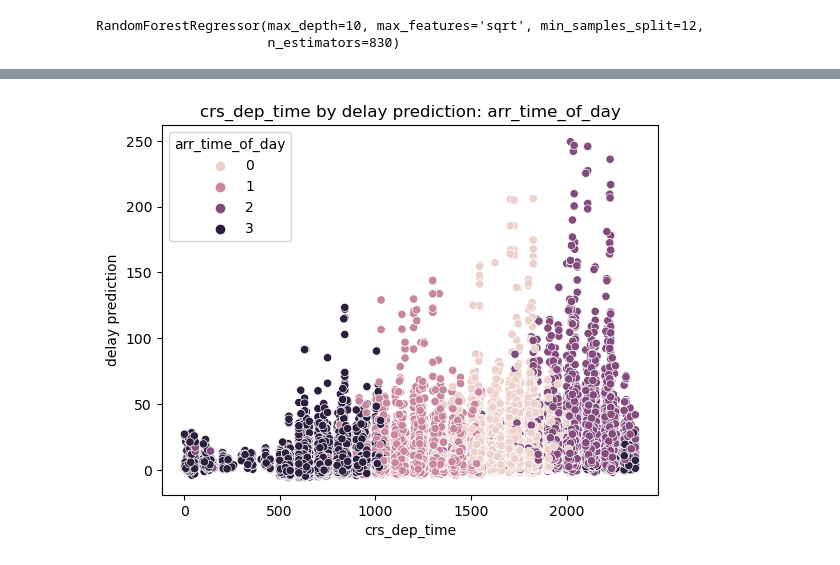
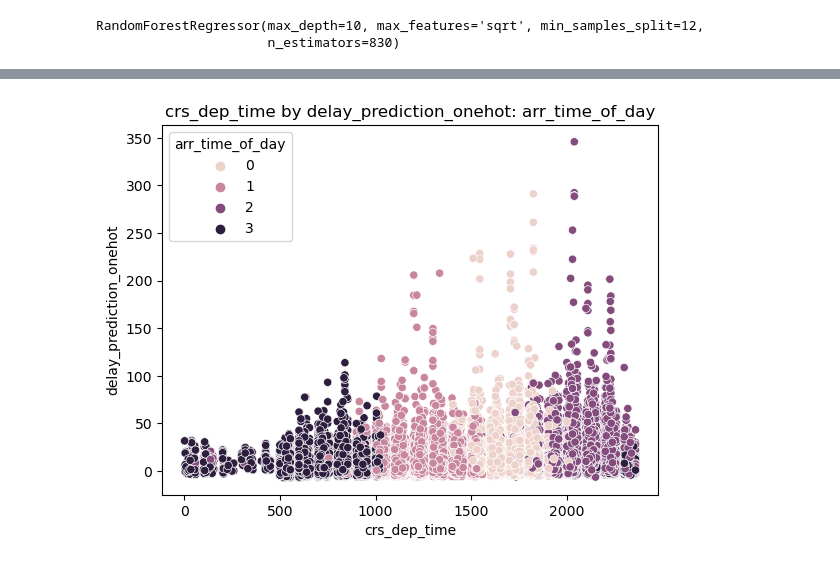
Before and after one commit to BRCanada/Flight-Delay-Prediction, a Jupyter notebook: Models/Model_4.ipynb, the cells around one changed output, grey strips where cells are left out. Drawn from its saved outputs; the diff is of its cells as text; code cells hidden in the pictures.

```diff
--- a/Models/Model_4.ipynb
+++ b/Models/Model_4.ipynb
@@ -286,6 +286,6 @@ random_search(X, y, SGD_model, SGD_parameters, scoring, 0.3, scale=True)
 ## Final Model Prediction
 # %%
 # Import Test Data
-final_test = pd.read_csv('../data/flights_test_M3.csv')
+final_test = pd.read_csv('../data/flights_test_M4.csv')
 # %%
 final_test.fillna(final_test.mean(), inplace=True)
@@ -346,7 +347,7 @@ Index(['crs_dep_time', 'crs_arr_time', 'crs_elapsed_time', 'flights',
       dtype='object')
 # %%
-scatter_plot(final_test, xinput='crs_dep_time', yinput='delay prediction', hinput='arr_time_of_day')
+scatter_plot(final_test, xinput='crs_dep_time', yinput='delay_prediction_onehot', hinput='arr_time_of_day')
 # %% [output]
-[figure, old version]
+[figure, new version]
 # %%
 final_test.to_csv('../data/delay_predictions_M4_HChopra_BRose.csv')
```
Also changed, not shown: parts of 13 cells of this notebook, 2 other files.
